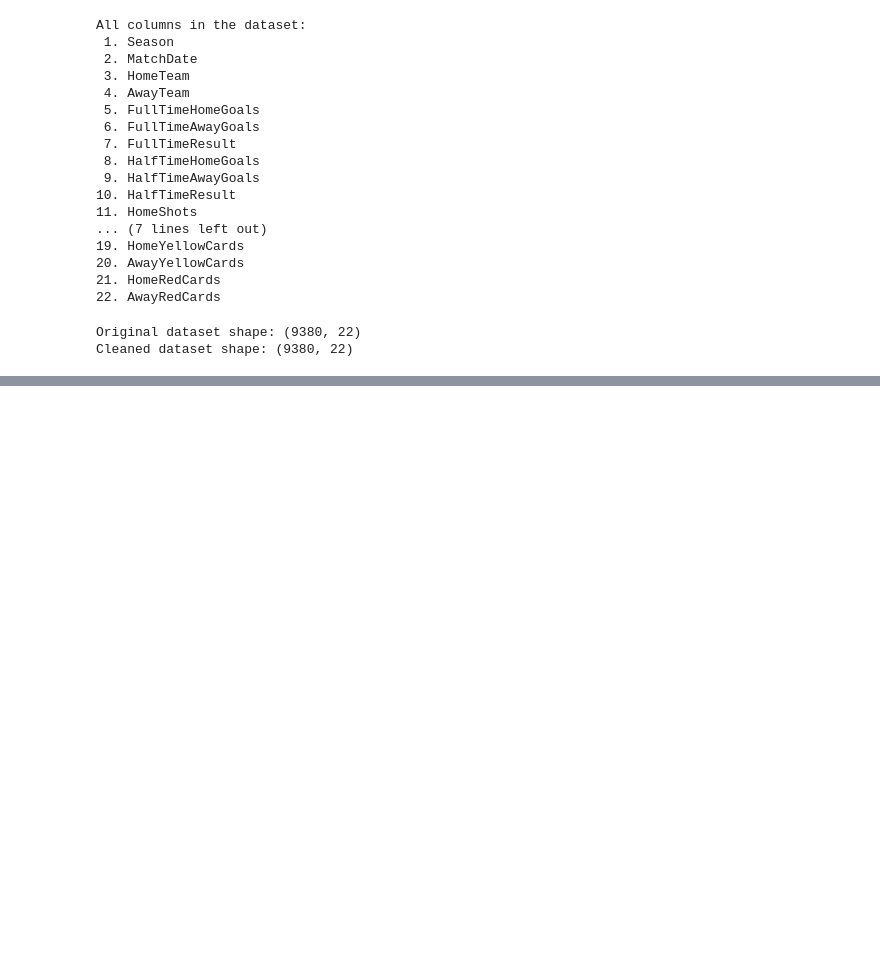
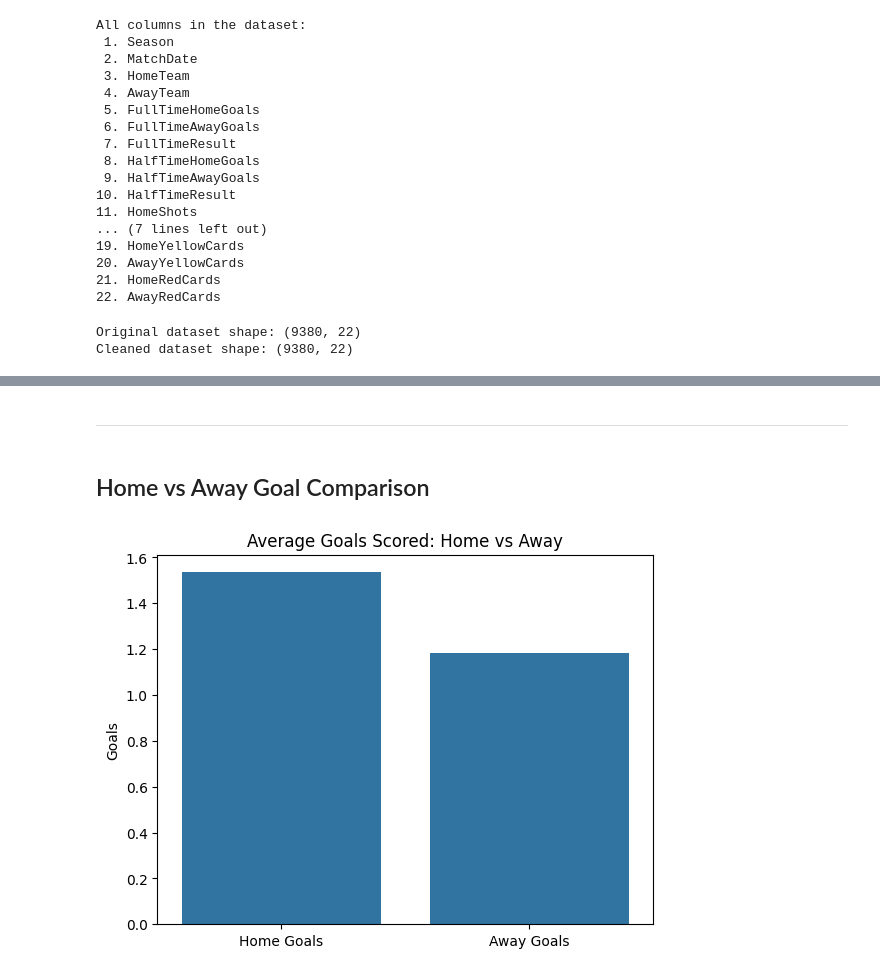
Before and after one commit to AjayChohan1/english-premier-league-capstone-project, a Jupyter notebook: jupyter_notebooks/epl_analysis.ipynb, the cells around one changed output, grey strips where cells are left out. Saved outputs shown, nothing was run; the diff lists cells and outputs as text; code cells hidden in the pictures; blank space fills up the shorter version.

```diff
--- a/jupyter_notebooks/epl_analysis.ipynb
+++ b/jupyter_notebooks/epl_analysis.ipynb
@@ -320,0 +422,11 @@ df = df.dropna()
+# %% [markdown]
+---
+# %% [markdown]
+## Home vs Away Goal Comparison
+# %%
+sns.barplot(x=['Home Goals', 'Away Goals'], y=[home_avg, away_avg])
+plt.title('Average Goals Scored: Home vs Away')
+plt.ylabel('Goals')
+plt.show()
+# %% [output]
+[figure, added]
```
Also changed, not shown: parts of 35 cells of this notebook, 1 other file.
